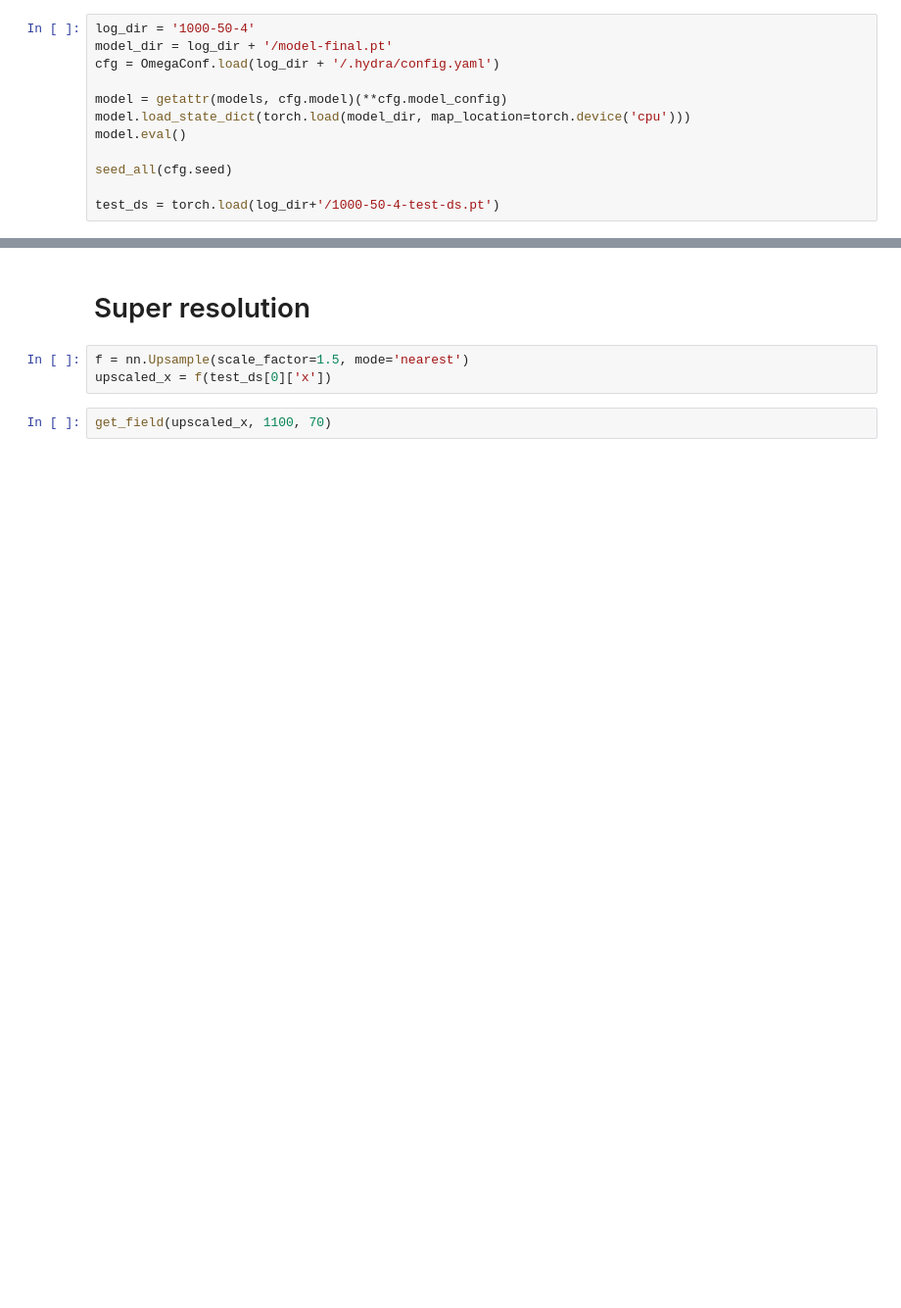
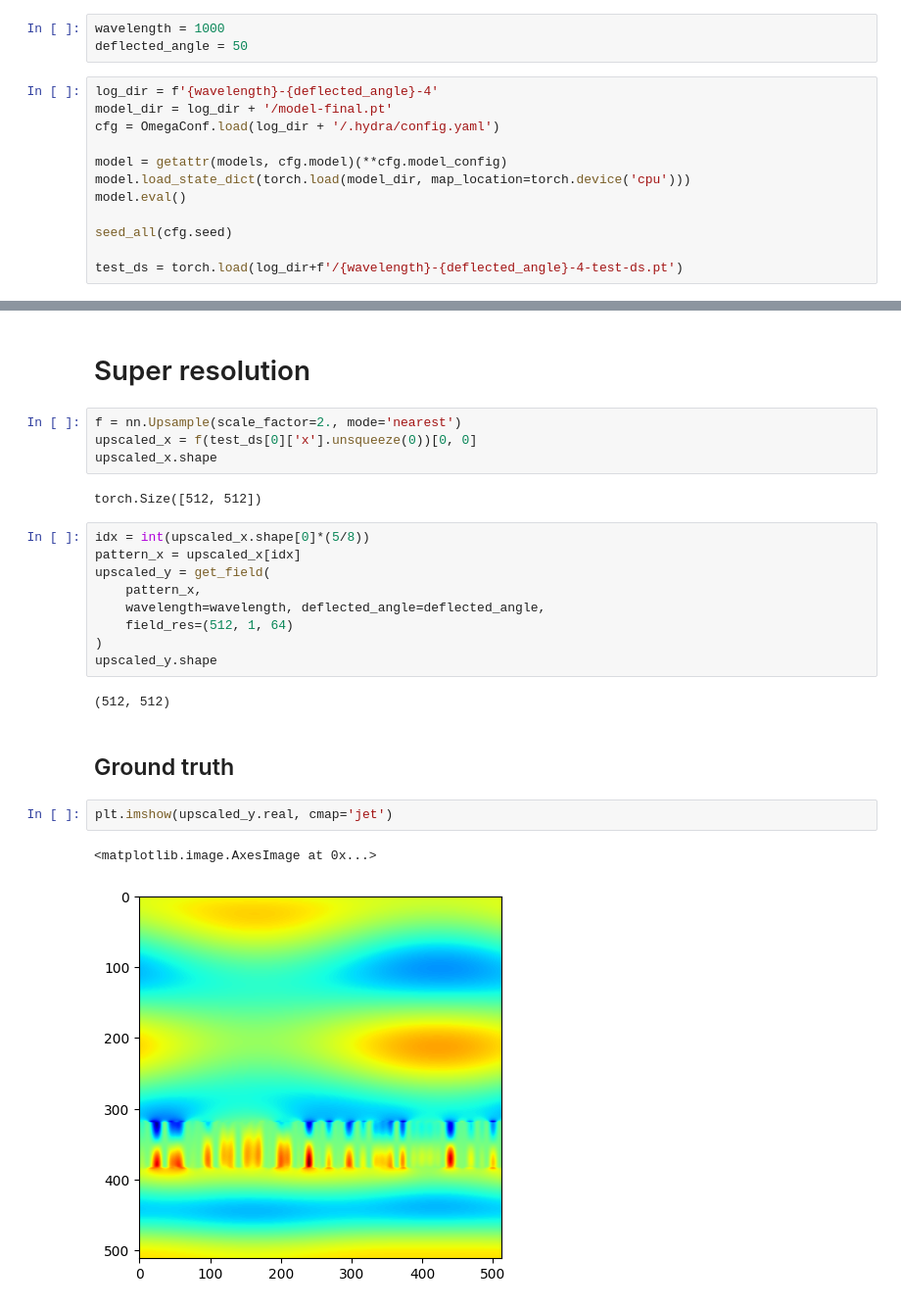
Before and after one commit to kc-ml2/meent, a Jupyter notebook: examples/applications/electric-field-fno/evaluation.ipynb, the cells around one changed output, grey strips where cells are left out. Shown at 98% size. Cells and saved outputs as stored; diff of their text form; blank space fills up the shorter version.

```diff
--- a/examples/applications/electric-field-fno/evaluation.ipynb
+++ b/examples/applications/electric-field-fno/evaluation.ipynb
@@ -16,5 +14,8 @@ ImportError: cannot import name 'get_gield' from 'data' (/home/anthony/meent/exa
+# %%
+wavelength = 1000
+deflected_angle = 50
 # %%
-log_dir = '1000-50-4'
+log_dir = f'{wavelength}-{deflected_angle}-4'
 model_dir = log_dir + '/model-final.pt'
 cfg = OmegaConf.load(log_dir + '/.hydra/config.yaml')
 
@@ -24,7 +25,7 @@ model.eval()
 
 seed_all(cfg.seed)
 
-test_ds = torch.load(log_dir+'/1000-50-4-test-ds.pt')
+test_ds = torch.load(log_dir+f'/{wavelength}-{deflected_angle}-4-test-ds.pt')
 # %% [markdown]
 # Electric field prediction
 # %%
@@ -63,7 +64,26 @@ plt.show()
 # %% [markdown]
 # Super resolution
 # %%
-f = nn.Upsample(scale_factor=1.5, mode='nearest')
-upscaled_x = f(test_ds[0]['x'])
+f = nn.Upsample(scale_factor=2., mode='nearest')
+upscaled_x = f(test_ds[0]['x'].unsqueeze(0))[0, 0]
+upscaled_x.shape
+# %% [output]
+torch.Size([512, 512])
-# %%
-get_field(upscaled_x, 1100, 70)
+# %%
+idx = int(upscaled_x.shape[0]*(5/8))
+pattern_x = upscaled_x[idx]
+upscaled_y = get_field(
+    pattern_x,
+    wavelength=wavelength, deflected_angle=deflected_angle,
+    field_res=(512, 1, 64)
+)
+upscaled_y.shape
+# %% [output]
+(512, 512)
+# %% [markdown]
+## Ground truth
+# %%
+plt.imshow(upscaled_y.real, cmap='jet')
+# %% [output]
+<matplotlib.image.AxesImage at 0x...>
+[figure, added]
```
Also changed, not shown: parts of 5 cells of this notebook.
